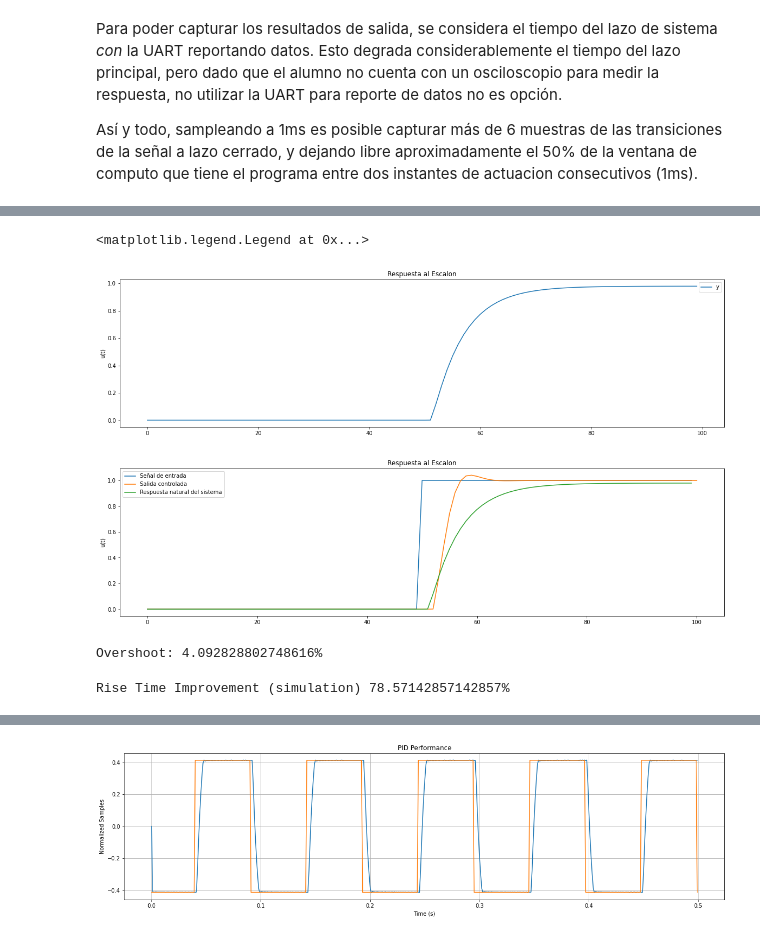
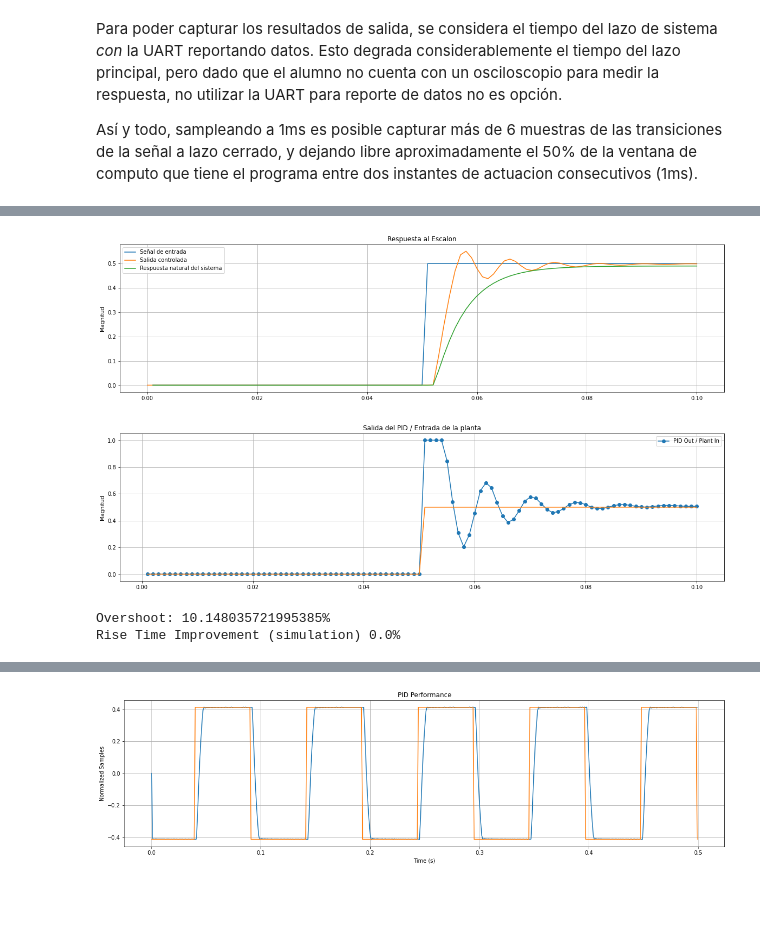
Before and after one commit to lorsi96/System-Identification-Control-for-RCRC-Circuit, a Jupyter notebook: informe.ipynb, the cells around one changed output, grey strips where cells are left out. Saved outputs shown, nothing was run; the diff lists cells and outputs as text; code cells hidden in the pictures; blank space fills up the shorter version.

```diff
--- a/informe.ipynb
+++ b/informe.ipynb
@@ -269,48 +348,57 @@ h = 1/SR_F_HZ
 numz = [-3.58746428e-05, 5.19713034e-04, 1.17608695e-01]
 denz = [1, -1.11161405, 0.23215067]
 hz = cnt.tf(numz, denz, dt=h)
-# %%
-t = np.linspace(h, h * 100, 100)
-u = np.concatenate((np.zeros(int(len(t) / 2)), np.ones(int(len(t) / 2))), axis=None)
-t_hz_1, y_hz_1 = cnt.forced_response(hz, t, u)
-plt.figure(figsize=(20, 5))
-p_1 = plt.plot(y_hz_1)
-plt.ylabel('u(t)')
-plt.title('Respuesta al Escalon')
-plt.legend('y(t)')
-# %% [output]
-<matplotlib.legend.Legend at 0x...>
-[figure, removed]
 # %%
 t = np.linspace(h, h * 100, 100)
-r = np.concatenate((np.zeros(int(len(t) / 2)), np.ones(int(len(t) / 2))), axis=None)
+r = np.concatenate((np.zeros(int(len(t) / 2)),0.5 * np.ones(int(len(t) / 2))), axis=None)
 
-pid = PIDController(kp=1.0 ,ki=0.0/h, kd=0.5*h, h=h, n=20, b=2.02)
+pid = PIDController(
+    Kp=3, Ki=200.0, Kd=0.005, T = 1.0 / SR_F_HZ,
+    limMin = -1.0,
+    limMax = 1.0,
+    limMinInt = -10.0,
+    deadZone = 0.0,
+    tau = 1.0 / SR_F_HZ,
+    bypassPid=False,
+    limMaxInt = 10.0)
+
 y_hz_pid, u = pid_controller_response(numz, denz, r, pid)
 t_hz_open, y_hz_open = cnt.forced_response(hz, t, r)
 
 plt.figure(figsize=(20, 5))
-p_1 = plt.plot(r)
-p_2 = plt.plot(y_hz_pid)
-p_3 = plt.plot(y_hz_open)
-plt.ylabel('u(t)')
+p_1 = plt.plot(t, r)
+p_2 = plt.plot(np.arange(len(y_hz_pid)) * 1/ SR_F_HZ , y_hz_pid)
+p_3 = plt.plot(t_hz_open, y_hz_open)
+plt.ylabel('Magnitud')
 plt.title('Respuesta al Escalon')
+plt.grid()
 plt.legend((p_1[0], p_2[0], p_3[0]), ('Señal de entrada', 'Salida controlada', 'Respuesta natural del sistema'));
+plt.show()
+
+
+plt.figure(figsize=(20, 5))
+plt.ylabel('Magnitud')
+plt.grid()
+plt.title('Salida del PID / Entrada de la planta')
+plt.plot(t, u[2:], '-o', label='PID Out / Plant In')
+plt.legend()
+plt.plot(t, r, label='Señal de referencia')
+plt.show()
 # %% [output]
-[figure, old version]
+[figure, new version]
+[figure, added]
-# %%
-overshoot = (max(y_hz_pid)/max(r) - 1) * 100
-print(f'Overshoot: {overshoot}%')
-# %% [output]
-Overshoot: 4.092828802748616%
 # %%
 def calculater_rise_time(sig, t=None, ref=1):
     t = t if t is not None else list(range(len(sig)))
     ths = [np.argmax(sig >= th * ref) for th in (.1, .9)]
     return t[ths[1]] - t[ths[0]]
 
+
 r1 = calculater_rise_time(y_hz_open)
 r2 = calculater_rise_time(y_hz_pid)
+overshoot = (max(y_hz_pid)/max(r) - 1) * 100
+print(f'Overshoot: {overshoot}%')
 print(f'Rise Time Improvement (simulation) {(1 - r2/r1)*100}%')
 # %% [output]
-Rise Time Improvement (simulation) 78.57142857142857%
+Overshoot: 10.148035721995385%
+Rise Time Improvement (simulation) 0.0%
```
Also changed, not shown: parts of 12 cells of this notebook.
